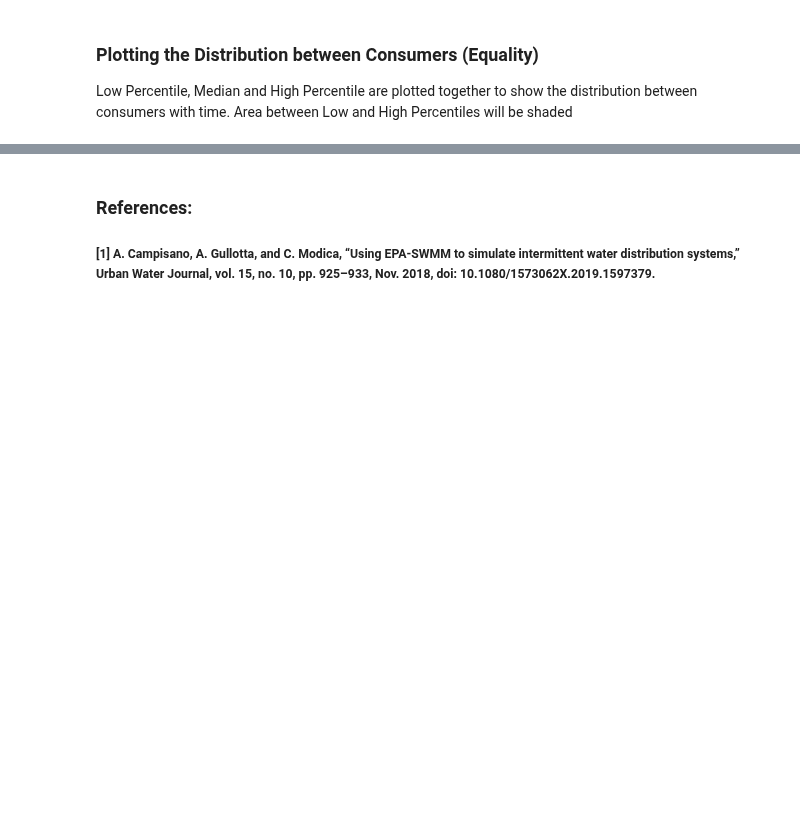
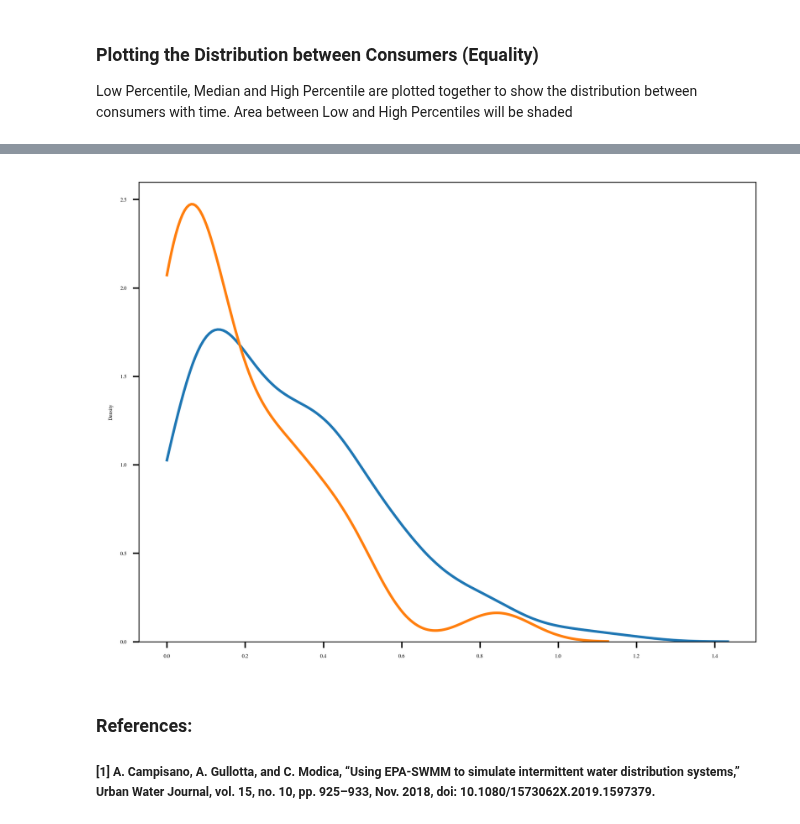
Before and after one commit to Omar-Abdelazeem/IWS-Modelling-Methods, a Jupyter notebook: Running-Methods/SWMM/SWMM-F.ipynb, the cells around one changed output, grey strips where cells are left out. Saved outputs shown, nothing was run; the diff lists cells and outputs as text; code cells hidden in the pictures; blank space fills up the shorter version.

```diff
--- a/Running-Methods/SWMM/SWMM-F.ipynb
+++ b/Running-Methods/SWMM/SWMM-F.ipynb
@@ -54,7 +54,7 @@ demand_links=[]                 # Empty list for storing link ids
 
 for link in links:
     # if link starts with OUT then it's an outlet and store its id
-    if re.search('^OUT',link.linkid):
+    if re.search('^Outlet',link.linkid):
         demand_links.append(link.linkid)
 # %% [markdown]
 ### Running the SWMM simulation
@@ -239,3 +372,10 @@ plt.show
+# %%
+x_arr,y_arr=sns.kdeplot(data=np.array(filling_times["Arrival Time (hr)"]),bw_method="silverman",cumulative=False,clip=(0,supply_duration_hr)).get_lines()[0].get_data()
+x_pres,y_pres=sns.kdeplot(data=np.array(filling_times["Pressurization Time (hr)"]),bw_method="scott",cumulative=False,clip=(0,supply_duration_hr)).get_lines()[1].get_data()
+# x_satis,y_satis=sns.kdeplot(data=np.array(filling_times["Satisfaction Time (hr)"]),bw_method=0.25,cumulative=False,clip=(0,supply_duration_hr)).get_lines()[2].get_data()
+# plt.close()
+# %% [output]
+[figure, added]
 # %% [markdown]
 ### References:
 ##### [1] A. Campisano, A. Gullotta, and C. Modica, “Using EPA-SWMM to simulate intermittent water distribution systems,” Urban Water Journal, vol. 15, no. 10, pp. 925–933, Nov. 2018, doi: 10.1080/1573062X.2019.1597379.
```
Also changed, not shown: parts of 20 cells of this notebook, 5 other files.
